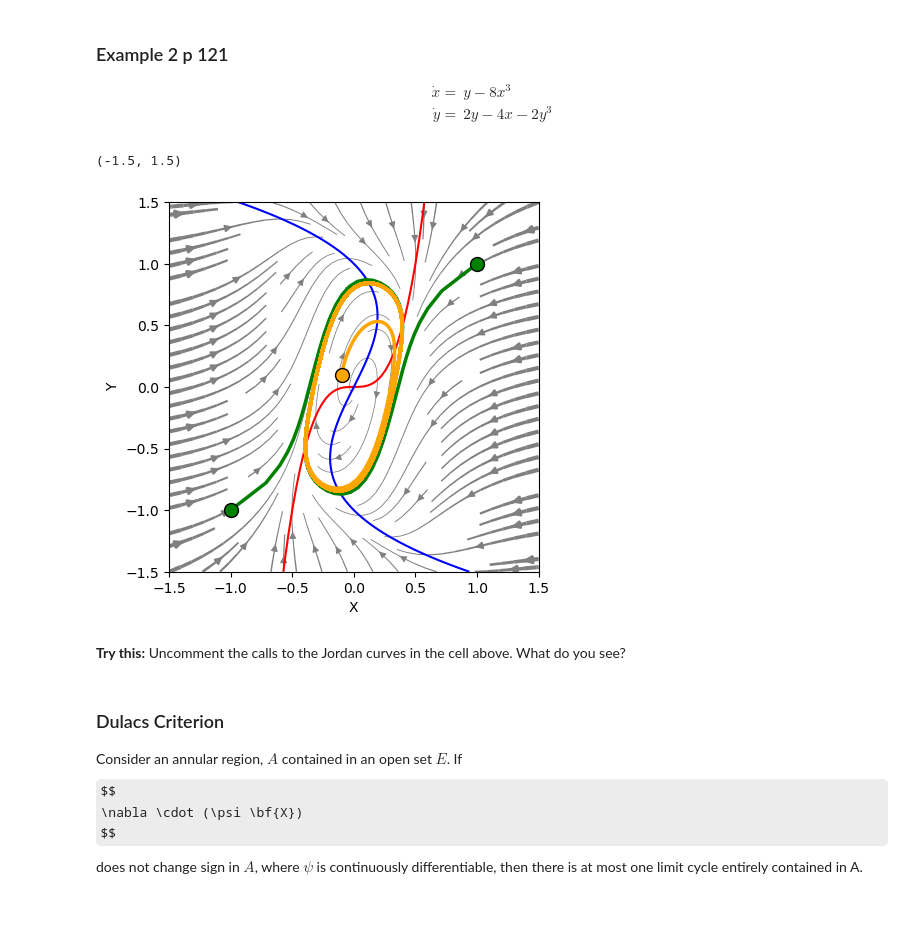
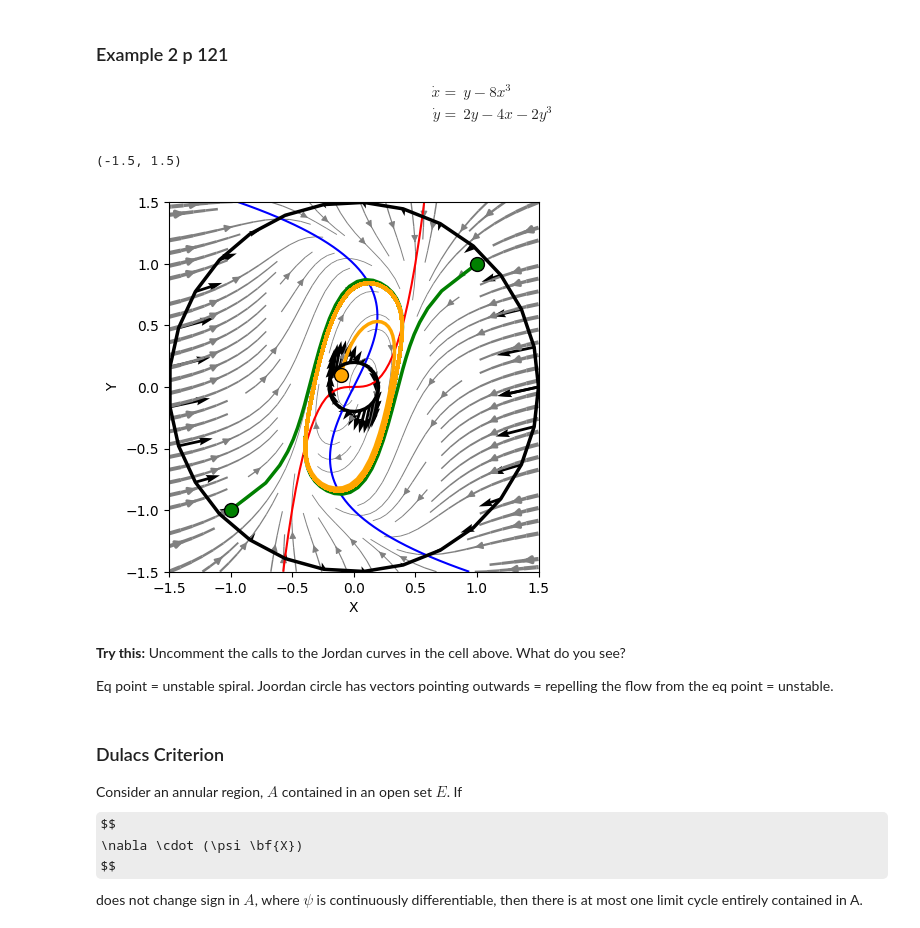
Before and after one commit to vladeviste/mat230, a Jupyter notebook: flow_limit_cycles.ipynb, the cells around one changed output. Drawn from its saved outputs; the diff is of its cells as text; code cells hidden in the pictures; some formulas as TeX source.

```diff
--- a/flow_limit_cycles.ipynb
+++ b/flow_limit_cycles.ipynb
@@ -699,3 +714,14 @@ ax.set_ylabel('Y')
 ax.set_aspect('equal')
 # %% [output]
 interactive(children=(FloatSlider(value=2.5, description='c_val', max=2.5, min=0.5), Output()), _dom_classes=(…
+# %%
+fig, ax = plt.subplots(1, 1)
+c_val = 0.5 # Set c to 0.5
+params = [1, 0.2, 6, 7, c_val, 7]
+ax.set_xlabel('X')
+ax.set_ylabel('Y')
+ax.set_aspect('equal')
+ax = plot_flow(ax, holling_tanner, xrange=[0.01, 7], yrange=[0.01, 7], nullclines=True, params=params)
+ax = plot_solution(ax, holling_tanner, [1.01, 2], t_end=200, color='orange', params=params)
+ax = plot_solution(ax, holling_tanner, [0.25, 0.1], t_end=200, params=params)
+plt.show()
@@ -807,12 +835,12 @@ ax = plot_flow(ax, pendulum, xrange=[-xlim, xlim], yrange=[-ylim, ylim], nullcli
 
 # Plot some solution trajectories
 ax = plot_solution(ax, pendulum, [np.pi/4, 0], t_end=10, color='green')
-#ax = plot_solution(ax, pendulum, [np.pi, 0], t_end=10, color='green',linewidth=3)
-#ax = plot_solution(ax, pendulum, [-4*np.pi, 6.5], t_end=10, color='orange',linestyle=':', linewidth=3)
-#ax = plot_solution(ax, pendulum, [4*np.pi, - 6.5], t_end=10, color='orange',linestyle=':', linewidth=3)
+ax = plot_solution(ax, pendulum, [np.pi, 0], t_end=10, color='green',linewidth=3)
+ax = plot_solution(ax, pendulum, [-4*np.pi, 6.5], t_end=10, color='orange',linestyle=':', linewidth=3)
+ax = plot_solution(ax, pendulum, [4*np.pi, - 6.5], t_end=10, color='orange',linestyle=':', linewidth=3)
 
-#ax= plot_solution(ax,pendulum,[-np.pi,0],t_end=20, color='black',linestyle='--', linewidth=3)
-#ax= plot_solution(ax,pendulum,[np.pi,-0],t_end=20,color='black', linestyle='-.', linewidth=3)
+ax= plot_solution(ax,pendulum,[-np.pi,0],t_end=20, color='black',linestyle='--', linewidth=3)
+ax= plot_solution(ax,pendulum,[np.pi,-0],t_end=20,color='black', linestyle='-.', linewidth=3)
 ax.set_xlim(-xlim, xlim)
 ax.set_ylim(-ylim, ylim)
 ax.set_aspect('equal')
@@ -873,36 +913,38 @@ def plot_jordan(ax,rhs,r0=[0,0],rr=1,num=25,vectors=True, color='blue',linewidth
 # %%
 ### Example
 def ex2p121(t,xy,params=None):
     x,y=xy
     dx=y-8*x**3
     dy=2*y-4*x-2*y**3
     return np.array([dx,dy])
 
 fig, ax = plt.subplots(1, 1)
 ax.set_xlabel('X')
 ax.set_ylabel('Y')
 ax.set_aspect('equal')
 
 xymax=1.5
 
 ax=plot_flow(ax,ex2p121,xrange=[-xymax,xymax],yrange=[-xymax,xymax],nullclines=True)
 y0=[1,1]
 ax=plot_solution(ax,ex2p121,y0,t_end=150)
 y0=[-1,-1]
 ax=plot_solution(ax,ex2p121,y0,t_end=150)
 y0=[-0.1,0.1]
 ax=plot_solution(ax,ex2p121,y0,t_end=150,color='orange')
 
-#ax=plot_jordan(ax,ex2p121,r0=[0,0],rr=.2,num=30,vectors=True,color='black',linewidth=2.5)
+ax=plot_jordan(ax,ex2p121,r0=[0,0],rr=.2,num=30,vectors=True,color='black',linewidth=2.5)
 
-#ax=plot_jordan(ax,ex2p121,r0=[0,0],rr=1.5,num=30,vectors=True,color='black',linewidth=2.5)
+ax=plot_jordan(ax,ex2p121,r0=[0,0],rr=1.5,num=30,vectors=True,color='black',linewidth=2.5)
 ax.set_xlim(-xymax, xymax)
 ax.set_ylim(-xymax, xymax)
 # %% [output]
 (-1.5, 1.5)
-[figure, old version]
+[figure, new version]
 # %% [markdown]
 **Try this:** Uncomment the calls to the Jordan curves in the cell above. What do you see?
+
+Eq point = unstable spiral. Joordan circle has vectors pointing outwards = repelling the flow from the eq point = unstable.
 # %% [markdown]
 ### Dulacs Criterion
 Consider an annular region, $A$ contained in an open set $E$. If
```
Also changed, not shown: parts of 11 cells of this notebook.
